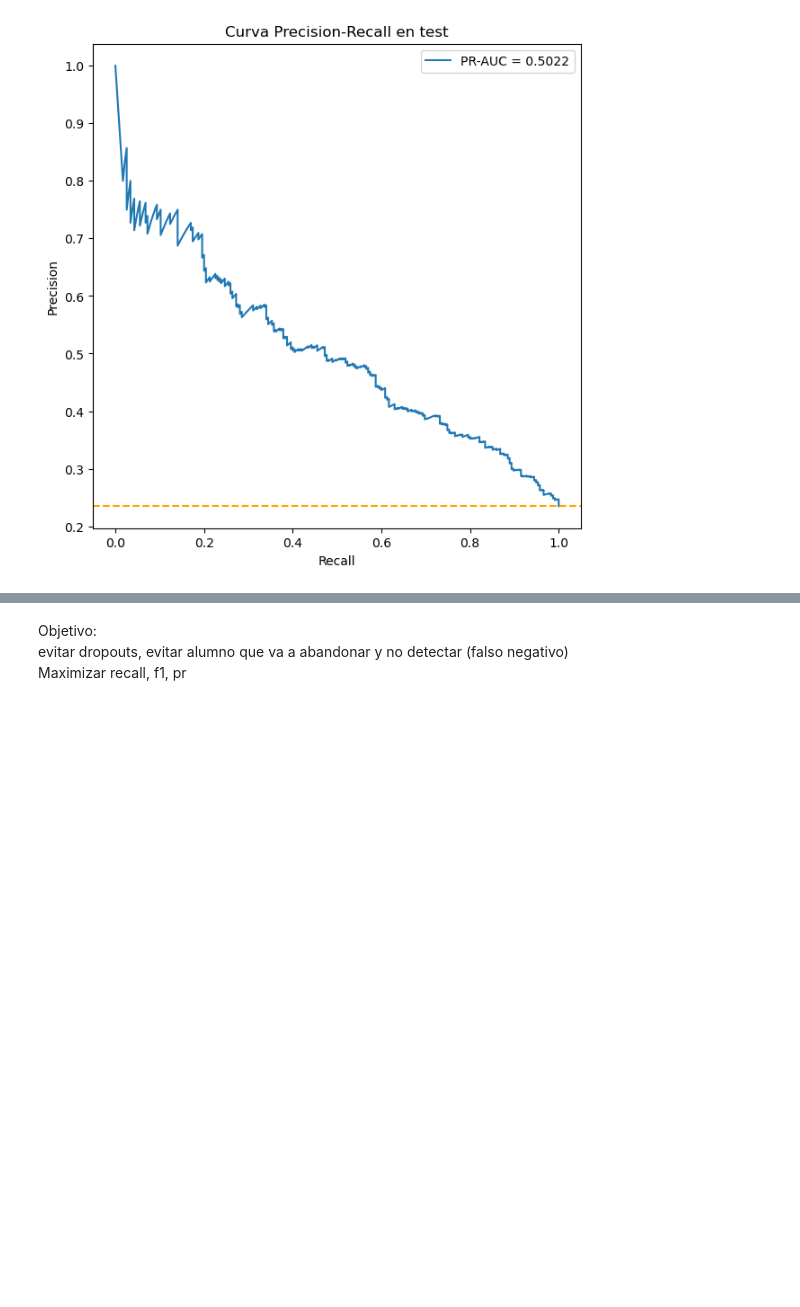
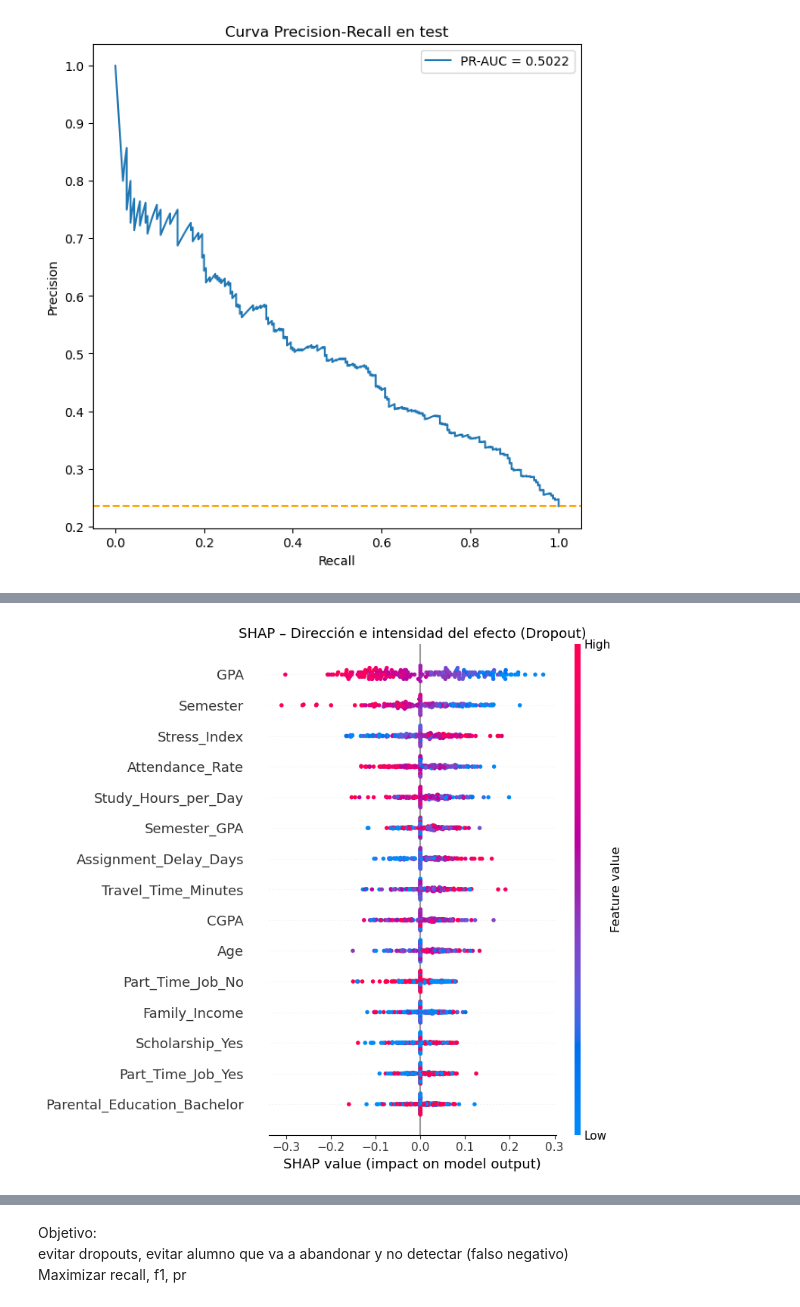
Before and after one commit to MakiBuu/Dropout-Prediction-Data-Mining, a Jupyter notebook: drop_prediction.ipynb, the cells around one changed output, grey strips where cells are left out. Saved outputs shown, nothing was run; the diff lists cells and outputs as text; code cells hidden in the pictures; blank space fills up the shorter version.

```diff
--- a/drop_prediction.ipynb
+++ b/drop_prediction.ipynb
@@ -1317,0 +1444,12 @@ plt.show()
+# %%
+shap.summary_plot(
+    shap_values_global[:,:,1],
+    X_val_muestra,
+    max_display=15,
+    show=False
+)
+plt.title('SHAP – Dirección e intensidad del efecto (Dropout)', fontsize=13)
+plt.tight_layout()
+plt.show()
+# %% [output]
+[figure, added]
```
Also changed, not shown: parts of 16 cells of this notebook.
